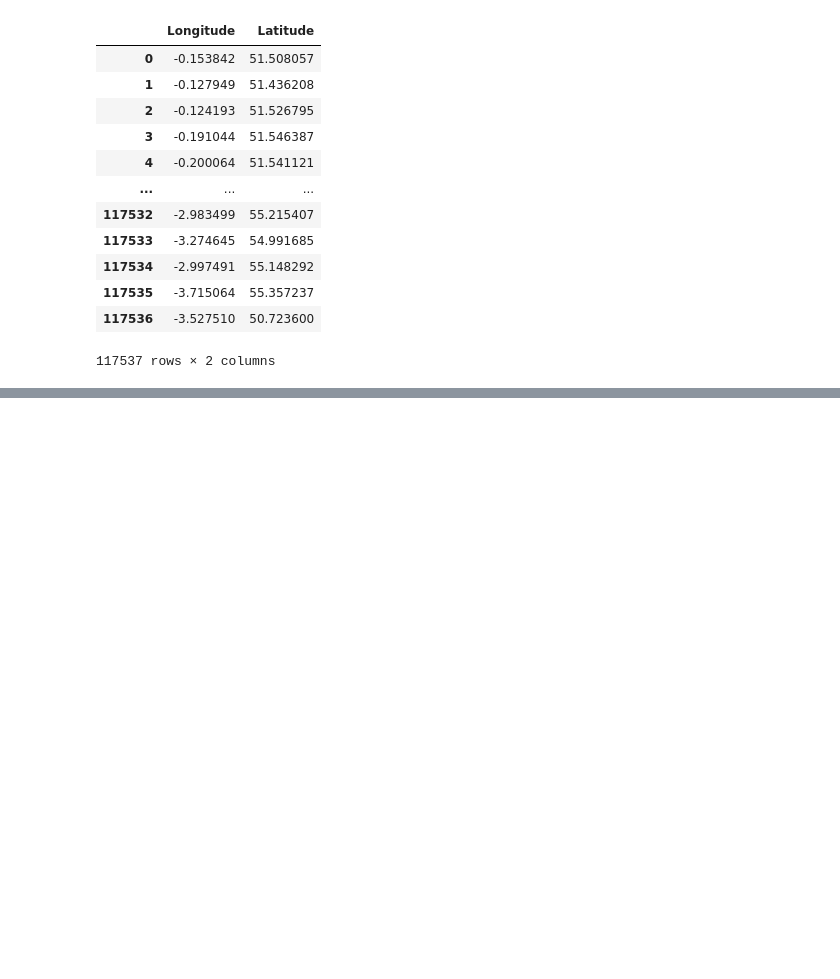
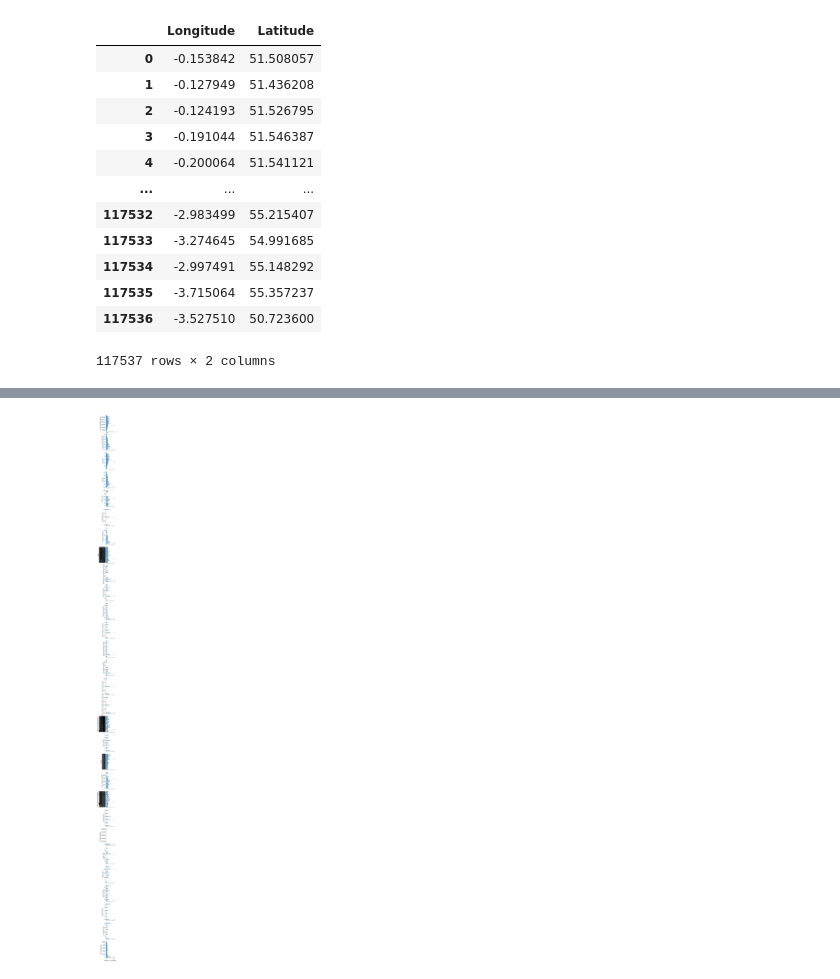
Before and after one commit to JAMota/Applied-Data-Science-and-Statistics, a Jupyter notebook: Term1/ApplicationOfDataAndStats/Assignment/Exercise1.ipynb, the cells around one changed output, grey strips where cells are left out. Cells and saved outputs as stored; diff of their text form; code cells hidden in the pictures; blank space fills up the shorter version.

```diff
--- a/Term1/ApplicationOfDataAndStats/Assignment/Exercise1.ipynb
+++ b/Term1/ApplicationOfDataAndStats/Assignment/Exercise1.ipynb
@@ -782,0 +695,21 @@ LinearRegression()
+# %%
+##yes I am really going to write all the variables like some sort of psyco
+
+## the pp stands for pair plot and not something way funnier
+##I know this is convuluted but since there is an hard limit of 2 graphs I can't break this into multiple simpler to read graphs
+
+pp = sns.pairplot(data=dataFrame,
+                  x_vars=['Number_of_Casualties'],
+                  y_vars=['Location_Easting_OSGR', 'Location_Northing_OSGR', 'Longitude','Latitude', 'Police_Force', \
+                          'Accident_Severity', 'Number_of_Vehicles', 'Date', 'Pedestrian_Crossing-Physical_Facilities', \
+                         'Light_Conditions', 'Weather_Conditions', 'Road_Surface_Conditions', 'Special_Conditions_at_Site', \
+                         'Carriageway_Hazards', 'Urban_or_Rural_Area', 'Did_Police_Officer_Attend_Scene_of_Accident', \
+                          'LSOA_of_Accident_Location', 'Day_of_Week','Time', 'Local_Authority_(District)', \
+                          'Local_Authority_(Highway)', '1st_Road_Class', '1st_Road_Number','Road_Type','Speed_limit', \
+                         'Junction_Detail', 'Junction_Control', '2nd_Road_Class', '2nd_Road_Number'])
+
+
+
+## TODO you forgot the remaining values between date and pedestrian
+# %% [output]
+[figure, added]
```
Also changed, not shown: parts of 17 cells of this notebook.
